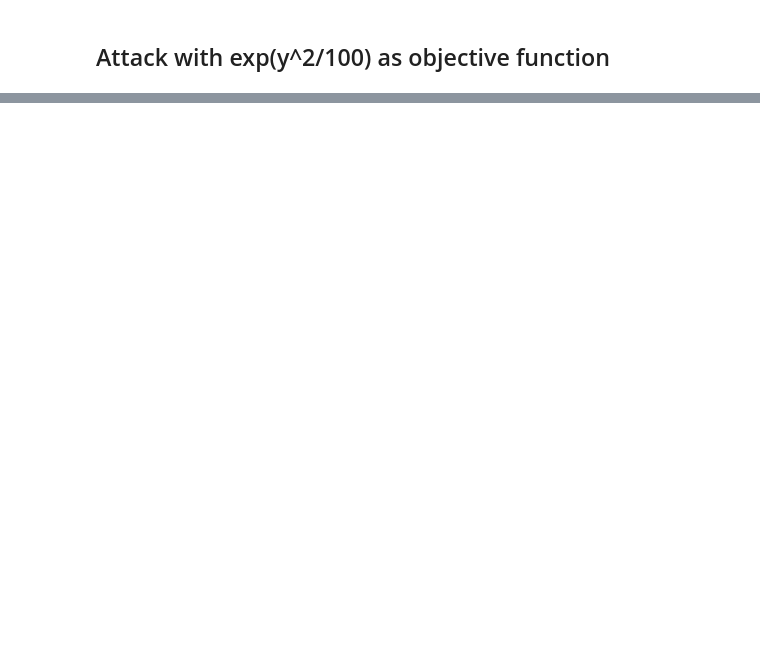
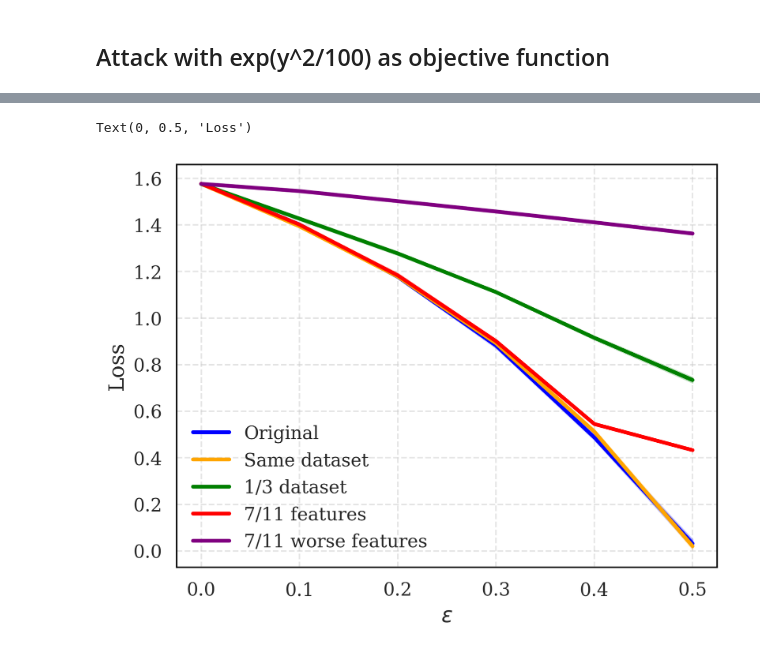
Before and after one commit to pablogarciarce/AdvReg, a Jupyter notebook: notebooks/test_point_bnn_gray.ipynb, the cells around one changed output, grey strips where cells are left out. Drawn from its saved outputs; the diff is of its cells as text; code cells hidden in the pictures; blank space fills up the shorter version.

```diff
--- a/notebooks/test_point_bnn_gray.ipynb
+++ b/notebooks/test_point_bnn_gray.ipynb
@@ -392,3 +286,21 @@ Text(0, 0.5, 'Loss')
+# %%
+
+plt.plot(epsilons, np.mean(losses_original_rep, axis=0), label='Original', color='blue')
+plt.fill_between(epsilons, original_mean - original_std, original_mean + original_std, alpha=0.2, color='blue')
+plt.plot(epsilons, np.mean(losses_total_rep1, axis=0), label='Same dataset', color='orange')
+plt.fill_between(epsilons, attack1_mean - attack1_std, attack1_mean + attack1_std, alpha=0.2, color='orange')
+plt.plot(epsilons, np.mean(losses_total_rep2, axis=0), label='1/3 dataset', color='green')
+plt.fill_between(epsilons, attack2_mean - attack2_std, attack2_mean + attack2_std, alpha=0.2, color='green')
+plt.plot(epsilons, np.mean(losses_total_rep3, axis=0), label='7/11 features', color='red')
+plt.fill_between(epsilons, attack3_mean - attack3_std, attack3_mean + attack3_std, alpha=0.2, color='red')
+plt.plot(epsilons, np.mean(losses_total_rep4, axis=0), label='7/11 worse features', color='purple')
+plt.fill_between(epsilons, attack4_mean - attack4_std, attack4_mean + attack4_std, alpha=0.2, color='purple')
+plt.legend()
+plt.xlabel('$\epsilon$')
+plt.ylabel('Loss')
+# %% [output]
+Text(0, 0.5, 'Loss')
+[figure, added]
 # %%
 # Print results
 print('Epsilons:', np.round(epsilons, 2))
```
Also changed, not shown: parts of 5 cells of this notebook, 3 other files.
